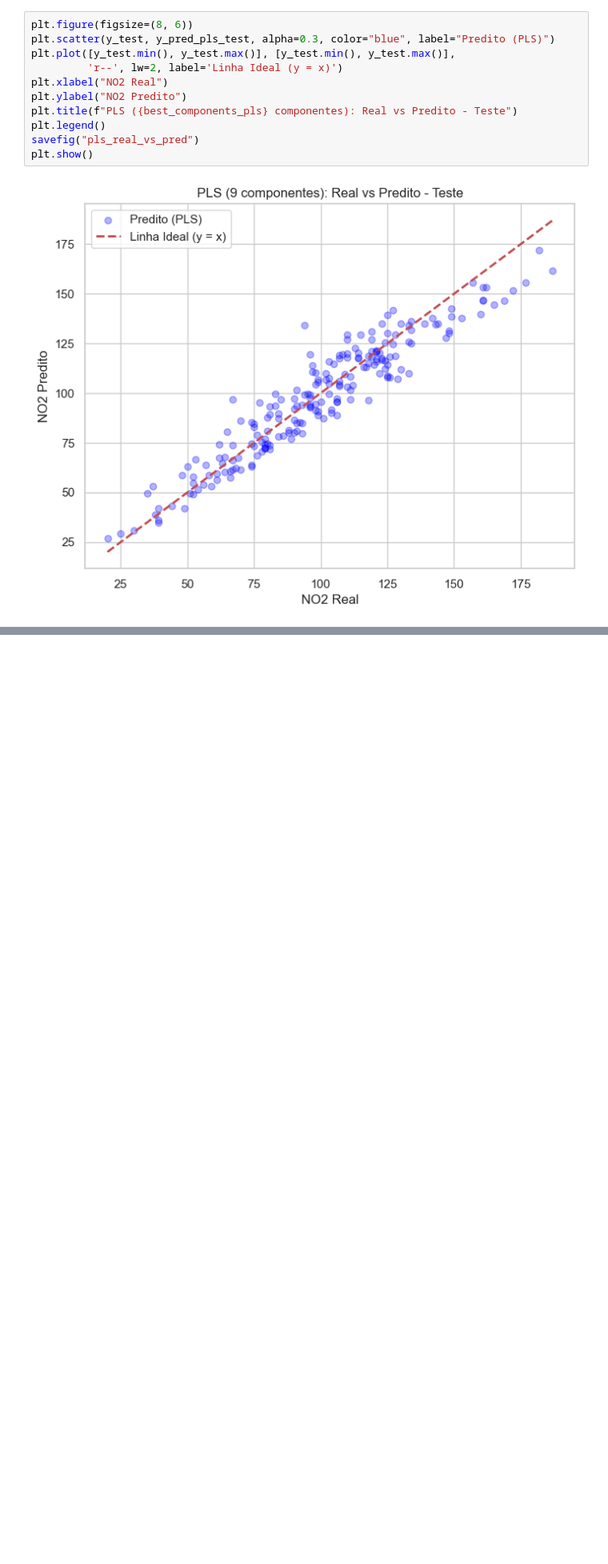
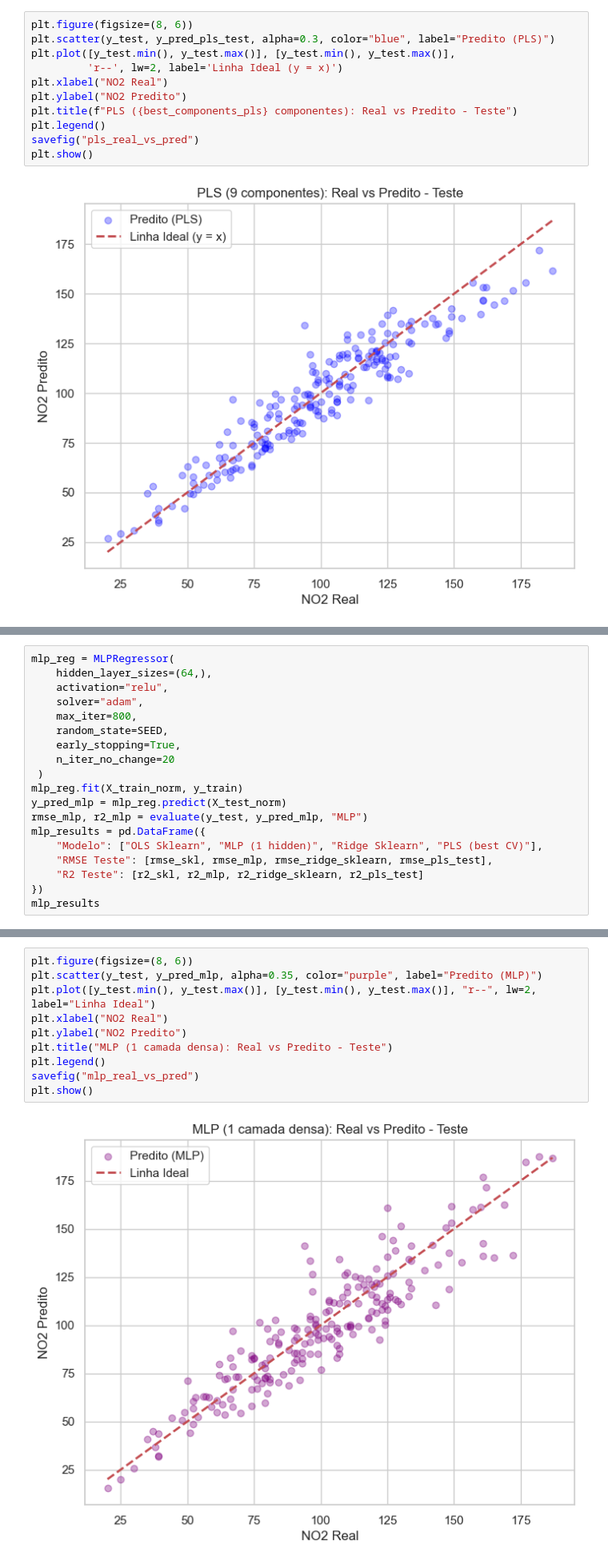
Before and after one commit to diego-nac/ica-homeworks, a Jupyter notebook: homework2/code.ipynb, the cells around one changed output, grey strips where cells are left out. Shown at 80% size. Saved outputs shown, nothing was run; the diff lists cells and outputs as text; blank space fills up the shorter version.

```diff
--- a/homework2/code.ipynb
+++ b/homework2/code.ipynb
@@ -734,0 +760,19 @@ plt.show()
+# %%
+mlp_reg = MLPRegressor(
+    hidden_layer_sizes=(64,),
+    activation="relu",
+    solver="adam",
+    max_iter=800,
+    random_state=SEED,
+    early_stopping=True,
+    n_iter_no_change=20
+ )
+mlp_reg.fit(X_train_norm, y_train)
+y_pred_mlp = mlp_reg.predict(X_test_norm)
+rmse_mlp, r2_mlp = evaluate(y_test, y_pred_mlp, "MLP")
+mlp_results = pd.DataFrame({
+    "Modelo": ["OLS Sklearn", "MLP (1 hidden)", "Ridge Sklearn", "PLS (best CV)"],
+    "RMSE Teste": [rmse_skl, rmse_mlp, rmse_ridge_sklearn, rmse_pls_test],
+    "R2 Teste": [r2_skl, r2_mlp, r2_ridge_sklearn, r2_pls_test]
+})
+mlp_results
@@ -734,0 +785,12 @@ plt.show()
+# %%
+plt.figure(figsize=(8, 6))
+plt.scatter(y_test, y_pred_mlp, alpha=0.35, color="purple", label="Predito (MLP)")
+plt.plot([y_test.min(), y_test.max()], [y_test.min(), y_test.max()], "r--", lw=2, label="Linha Ideal")
+plt.xlabel("NO2 Real")
+plt.ylabel("NO2 Predito")
+plt.title("MLP (1 camada densa): Real vs Predito - Teste")
+plt.legend()
+savefig("mlp_real_vs_pred")
+plt.show()
+# %% [output]
+[figure, added]
```
Also changed, not shown: parts of 10 cells of this notebook, 2 other files.
